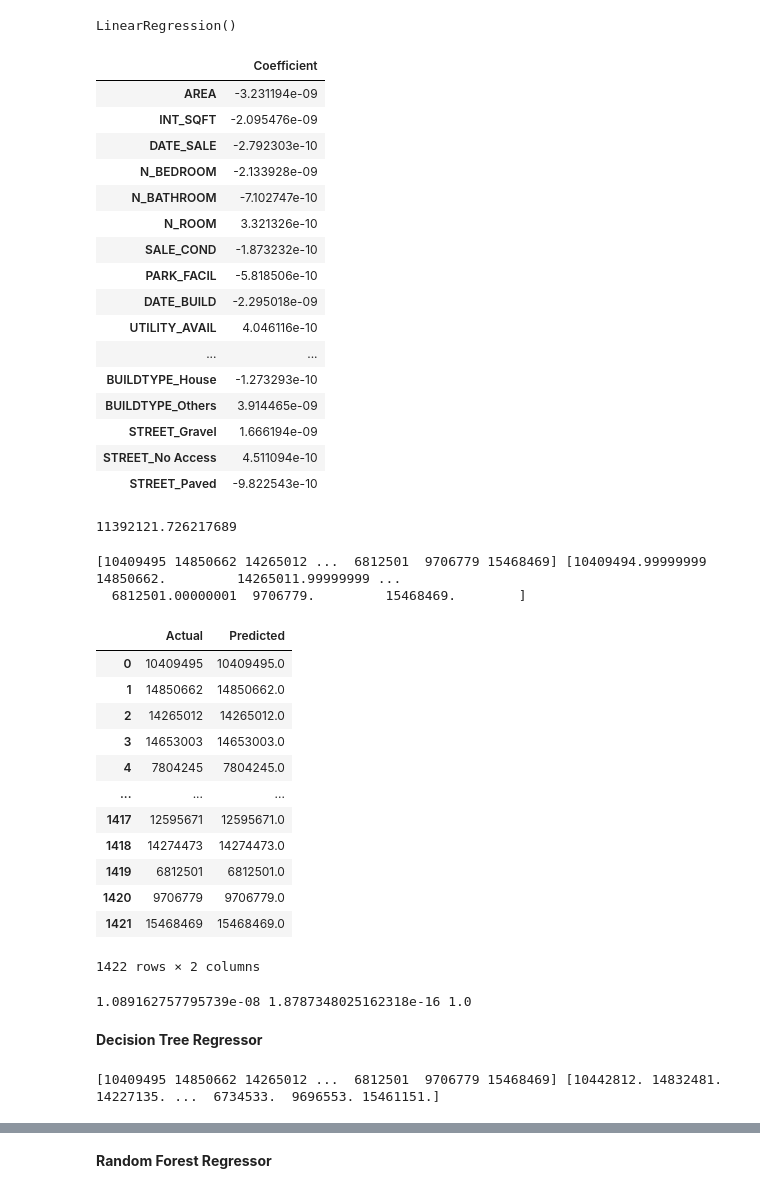
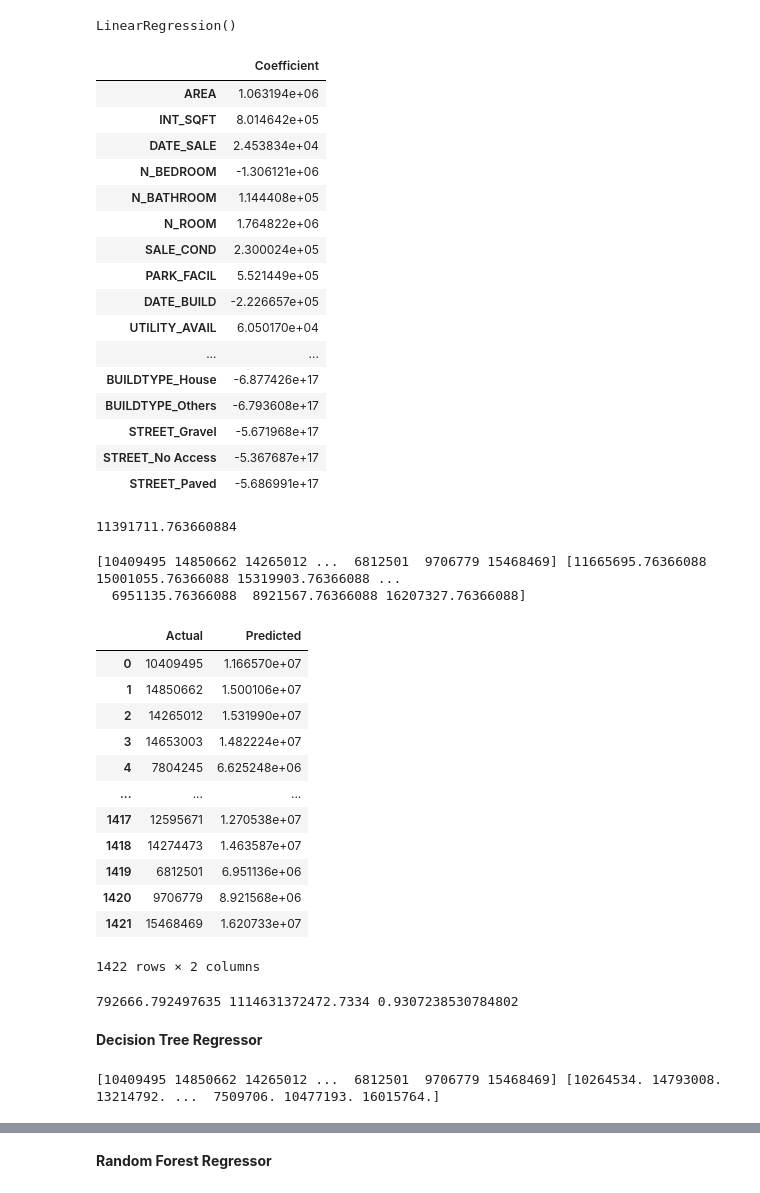
Before and after one commit to vishal1691/Chennai_HousePrice_PredictionProject, a Jupyter notebook: Chennai_HousePrice_Prediction.ipynb, the cells around one changed output, grey strips where cells are left out. Drawn from its saved outputs; the diff is of its cells as text; code cells hidden in the pictures.

```diff
--- a/Chennai_HousePrice_Prediction.ipynb
+++ b/Chennai_HousePrice_Prediction.ipynb
@@ -1185,7 +1188,7 @@ memory usage: 1.1 MB
 # Split and Scale
 # %%
 x = df[['AREA', 'INT_SQFT', 'DATE_SALE', 'N_BEDROOM', 'N_BATHROOM', 'N_ROOM', 'SALE_COND', 'PARK_FACIL','DATE_BUILD','UTILITY_AVAIL','MZZONE','QS_ROOMS','QS_BATHROOM',
-       'QS_BEDROOM','QS_OVERALL','REG_FEE','COMMIS','SALES_PRICE','House_Age','BUILDTYPE_Commercial','BUILDTYPE_House','BUILDTYPE_Others','STREET_Gravel','STREET_No Access','STREET_Paved']].values #array of features
+       'QS_BEDROOM','QS_OVERALL','House_Age','BUILDTYPE_Commercial','BUILDTYPE_House','BUILDTYPE_Others','STREET_Gravel','STREET_No Access','STREET_Paved']].values #array of features
 y = df['Total_Price'].values #array of targets
 # %%
 y
@@ -1234,58 +1237,58 @@ regressor.fit(x_train_scaled,y_train)
 LinearRegression()
 # %%
 coeff_df = pd.DataFrame(regressor.coef_,['AREA', 'INT_SQFT', 'DATE_SALE', 'N_BEDROOM', 'N_BATHROOM', 'N_ROOM', 'SALE_COND', 'PARK_FACIL','DATE_BUILD','UTILITY_AVAIL','MZZONE','QS_ROOMS','QS_BATHROOM',
-       'QS_BEDROOM','QS_OVERALL','REG_FEE','COMMIS','SALES_PRICE','House_Age','BUILDTYPE_Commercial','BUILDTYPE_House','BUILDTYPE_Others','STREET_Gravel','STREET_No Access','STREET_Paved'], columns=['Coefficient'])
+       'QS_BEDROOM','QS_OVERALL','House_Age','BUILDTYPE_Commercial','BUILDTYPE_House','BUILDTYPE_Others','STREET_Gravel','STREET_No Access','STREET_Paved'], columns=['Coefficient'])
 coeff_df
 # %% [output]
 |  | Coefficient |
-| AREA | -3.231194e-09 |
-| INT_SQFT | -2.095476e-09 |
-| DATE_SALE | -2.792303e-10 |
-| N_BEDROOM | -2.133928e-09 |
-| N_BATHROOM | -7.102747e-10 |
-| N_ROOM | 3.321326e-10 |
-| SALE_COND | -1.873232e-10 |
-| PARK_FACIL | -5.818506e-10 |
-| DATE_BUILD | -2.295018e-09 |
-| UTILITY_AVAIL | 4.046116e-10 |
+| AREA | 1.063194e+06 |
+| INT_SQFT | 8.014642e+05 |
+| DATE_SALE | 2.453834e+04 |
+| N_BEDROOM | -1.306121e+06 |
+| N_BATHROOM | 1.144408e+05 |
+| N_ROOM | 1.764822e+06 |
+| SALE_COND | 2.300024e+05 |
+| PARK_FACIL | 5.521449e+05 |
+| DATE_BUILD | -2.226657e+05 |
+| UTILITY_AVAIL | 6.050170e+04 |
 | ... | ... |
-| BUILDTYPE_House | -1.273293e-10 |
-| BUILDTYPE_Others | 3.914465e-09 |
-| STREET_Gravel | 1.666194e-09 |
-| STREET_No Access | 4.511094e-10 |
-| STREET_Paved | -9.822543e-10 |
+| BUILDTYPE_House | -6.877426e+17 |
+| BUILDTYPE_Others | -6.793608e+17 |
+| STREET_Gravel | -5.671968e+17 |
+| STREET_No Access | -5.367687e+17 |
+| STREET_Paved | -5.686991e+17 |
 # %%
 regressor.intercept_ # c
 # %% [output]
-11392121.726217689
+11391711.763660884
 # %%
 y_pred=regressor.predict(x_test_scaled)
 print(y_test,y_pred)
 # %% [output]
-[10409495 14850662 14265012 ...  6812501  9706779 15468469] [10409494.99999999 14850662.         14265011.99999999 ...
-  6812501.00000001  9706779.         15468469.        ]
+[10409495 14850662 14265012 ...  6812501  9706779 15468469] [11665695.76366088 15001055.76366088 15319903.76366088 ...
+  6951135.76366088  8921567.76366088 16207327.76366088]
 # %%
 df1 = pd.DataFrame({'Actual': y_test, 'Predicted': y_pred})
 df1
 # %% [output]
 |  | Actual | Predicted |
-| 0 | 10409495 | 10409495.0 |
-| 1 | 14850662 | 14850662.0 |
-| 2 | 14265012 | 14265012.0 |
-| 3 | 14653003 | 14653003.0 |
-| 4 | 7804245 | 7804245.0 |
+| 0 | 10409495 | 1.166570e+07 |
+| 1 | 14850662 | 1.500106e+07 |
+| 2 | 14265012 | 1.531990e+07 |
+| 3 | 14653003 | 1.482224e+07 |
+| 4 | 7804245 | 6.625248e+06 |
 | ... | ... | ... |
-| 1417 | 12595671 | 12595671.0 |
-| 1418 | 14274473 | 14274473.0 |
-| 1419 | 6812501 | 6812501.0 |
-| 1420 | 9706779 | 9706779.0 |
-| 1421 | 15468469 | 15468469.0 |
+| 1417 | 12595671 | 1.270538e+07 |
+| 1418 | 14274473 | 1.463587e+07 |
+| 1419 | 6812501 | 6.951136e+06 |
+| 1420 | 9706779 | 8.921568e+06 |
+| 1421 | 15468469 | 1.620733e+07 |
 1422 rows × 2 columns
 # %%
 from sklearn import metrics
 print(metrics.mean_absolute_error(y_test,y_pred),metrics.mean_squared_error(y_test,y_pred),metrics.r2_score(y_test,y_pred))
 # %% [output]
-1.089162757795739e-08 1.8787348025162318e-16 1.0
+792666.792497635 1114631372472.7334 0.9307238530784802
 # %% [markdown]
 **Decision Tree Regressor**
 # %%
@@ -1299,7 +1302,7 @@ dt.fit(x_train_scaled,y_train)
 y_pred_dt=dt.predict(x_test_scaled)
 print(y_test,y_pred_dt)
 # %% [output]
-[10409495 14850662 14265012 ...  6812501  9706779 15468469] [10442812. 14832481. 14227135. ...  6734533.  9696553. 15461151.]
+[10409495 14850662 14265012 ...  6812501  9706779 15468469] [10264534. 14793008. 13214792. ...  7509706. 10477193. 16015764.]
 # %%
 df2 = pd.DataFrame({'Actual': y_test, 'Predicted': y_pred_dt})
 df2
```
Also changed, not shown: parts of 34 cells of this notebook.
